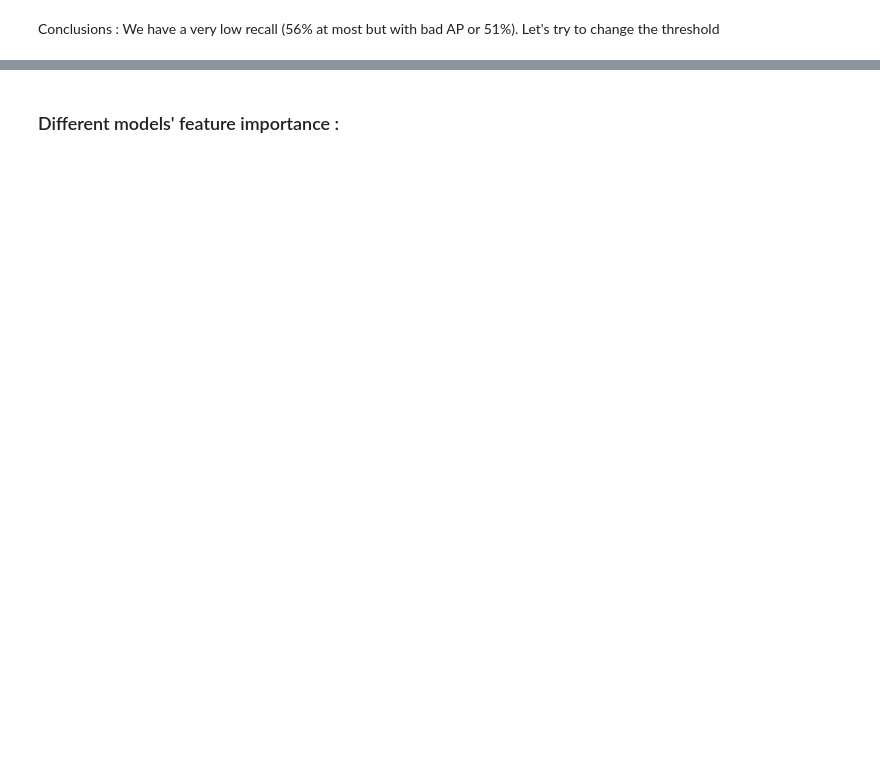
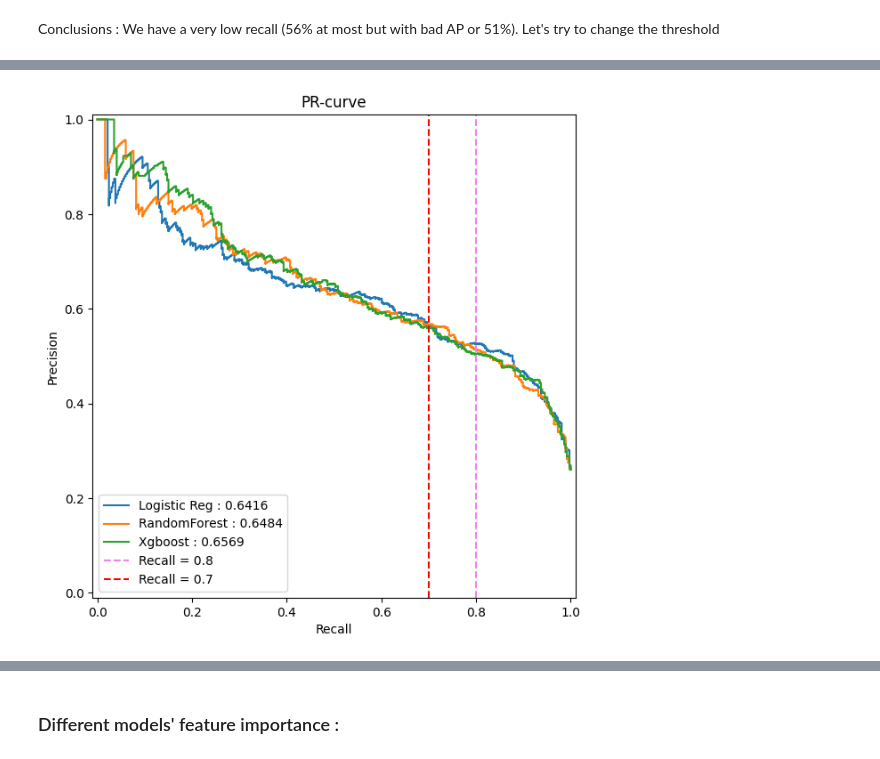
Before and after one commit to LoicLaffineur/Churn_Prediction_Telco, a Jupyter notebook: Telco_Churn_python.ipynb, the cells around one changed output, grey strips where cells are left out. Saved outputs shown, nothing was run; the diff lists cells and outputs as text; code cells hidden in the pictures; blank space fills up the shorter version.

```diff
--- a/Telco_Churn_python.ipynb
+++ b/Telco_Churn_python.ipynb
@@ -789,0 +783,27 @@ Tester SMOTE si necessaire
+# %%
+# keep only reg log rf and xgboost :
+r = [recall[i] for i in [0,3,4]]
+p = [precision[i] for i in [0,3,4]]
+t = [thresholds[i] for i in [0,3,4]]
+l = [leg[i] for i in [0,3,4]]
+m = [model_names[i] for i in [0,3,4]]
+mo = [models[i] for i in [0,3,4]]
+# %%
+_, ax = plt.subplots(figsize=(7, 8))
+
+for i in range(3) :
+  display = PrecisionRecallDisplay(
+      recall=r[i],
+      precision=p[i],
+      average_precision=a[i],
+  )
+  display.plot(
+       ax=ax, despine=False
+  )
+plt.axvline(x=0.8, color='violet', linestyle='--', label='Target Recall = 0.8')
+plt.axvline(x=0.7, color='r', linestyle='--', label='Target Recall = 0.7')
+ax.legend(l+['Recall = 0.8', 'Recall = 0.7'])
+plt.title('PR-curve')
+plt.show()
+# %% [output]
+[figure, added]
```
Also changed, not shown: parts of 49 cells of this notebook.
